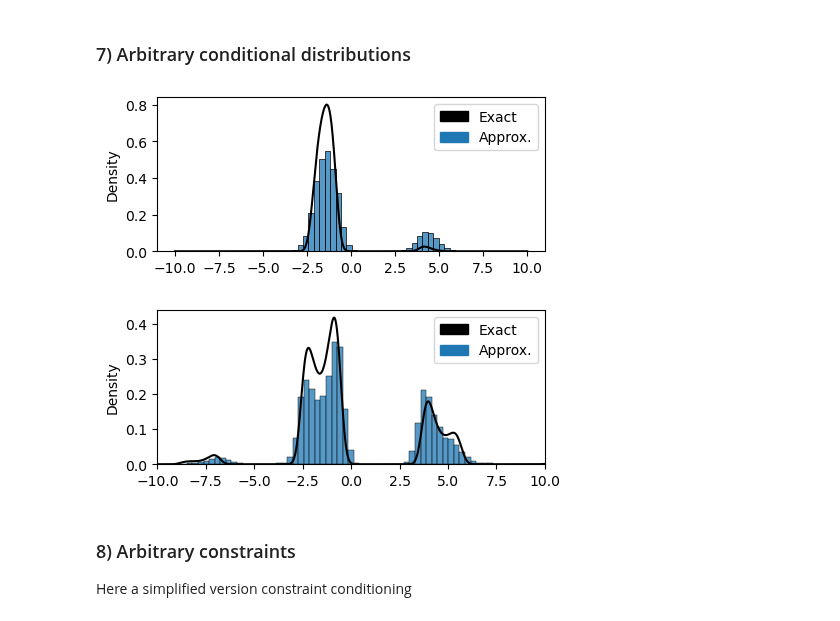
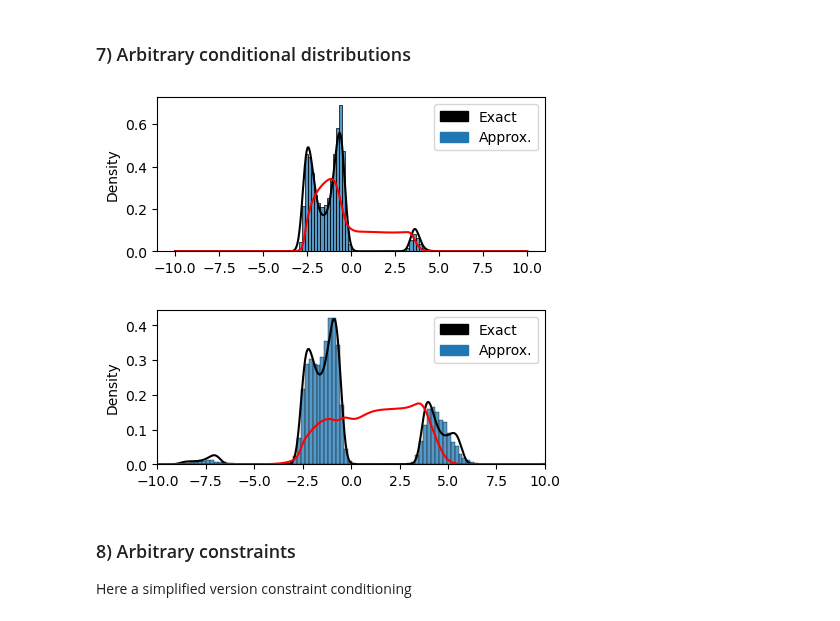
Before and after one commit to aurelio-amerio/gen-sbi, a Jupyter notebook: examples/sbi_example.ipynb, the cells around one changed output. Drawn from its saved outputs; the diff is of its cells as text; code cells hidden in the pictures.

Commit message:
I need to understand how to do the proper conditionals for the logprob

```diff
--- a/examples/sbi_example.ipynb
+++ b/examples/sbi_example.ipynb
@@ -269,5 +277,5 @@ def train_step(model, optimizer, rngs):
     optimizer.update(grads)  # In place updates.
     return loss
 # %%
-train_step(vf_model, optimizer, rngs=nnx.Rngs(0))
+train_step(vf_model, optimizer, nnx.Rngs(0))
 # %% [output]
@@ -436,10 +451,12 @@ def true_posterior(theta, x1=None, x2=None):
     potential_post = jnp.exp(potential_post)
     potential_post = potential_post / jnp.trapezoid(potential_post, x=theta)
     return potential_post
+# %%
+solver = ODESolver(velocity_model=vf_model)
 # %%
 # Full conditional estimation
 theta = jnp.linspace(-10, 10, 1000)
-x_o = data[12,:]
+x_o = data[6,:]
 true_post = true_posterior(theta, x_o[1], x_o[2])
 
 condition_mask = jnp.array([0,1,1], dtype=jnp.bool_)
@@ -449,18 +466,35 @@ x_init = jnp.where(condition_mask, x_o[None,:], x_init)  # we replace the condit
 args = {"node_ids": jnp.array([0,1,2])}
 sampler_ = solver.get_sampler(condition_mask=condition_mask, method='dopri5', step_size=step_size, return_intermediates=False, model_extras=args)
 samples = sampler_(x_init)  # sample from the model
+# %%
+gaussian_log_density = dist.Independent(dist.Normal(jnp.zeros(3), jnp.ones(3)),1).log_prob
+
+# get the logprob
+logp_sampler = solver.get_unnormalized_logprob(condition_mask=condition_mask, time_grid=[1.0,0.0],method='dopri5', step_size=step_size, log_p0=gaussian_log_density, model_extras=args)
+# create an y_init which has theta on the first position and x1,x2 on the second and third position
+y_init = jnp.zeros((theta.shape[0], 3))
+y_init = y_init.at[:,0].set(theta)
+y_init = y_init.at[:,1].set(x_o[1])
+y_init = y_init.at[:,2].set(x_o[2])
+
+_ , exact_log_p = logp_sampler(y_init)
+p = jnp.exp(exact_log_p)[-1,:]
+# # normalize the distribution
+n = jax.scipy.integrate.trapezoid(p, theta)
+p = p/n
 # %%
 samples_theta = samples[:, 0]
 
 fig = plt.figure(figsize=(5, 2))
 sns.histplot(samples_theta, bins=50, stat="density")
 plt.plot(theta, true_post, color="black", label="True posterior")
+plt.plot(theta, p, color="red", label="Approx. posterior")
 exact_patch = mpatches.Patch(color='black', label='Exact')
 approx_patch = mpatches.Patch(color='C0', label='Approx.')
 plt.legend(handles=[exact_patch, approx_patch])
 plt.show()
 # %% [output]
-[figure, old version]
+[figure, new version]
 # %%
 # Partial conditional estimation
 theta = jnp.linspace(-10, 10, 1000)
@@ -476,15 +530,16 @@ samples = rev.sample(rng, 10000, condition_mask=condition_mask, condition_value=
 import matplotlib.patches as mpatches
 samples_theta = samples[:, 0]
 fig = plt.figure(figsize=(5, 2))
-sns.histplot(samples_theta, bins=80, stat="density")
+sns.histplot(samples_theta, bins=100, stat="density")
 plt.plot(theta, true_post, color="black", label="True posterior")
+plt.plot(theta, p, color="red", label="Approx. posterior")
 exact_patch = mpatches.Patch(color='black', label='Exact')
 approx_patch = mpatches.Patch(color='C0', label='Approx.')
 plt.legend(handles=[exact_patch, approx_patch])
 plt.xlim(-10, 10)
 plt.show()
 # %% [output]
-[figure, old version]
+[figure, new version]
 # %% [markdown]
 ### 8) Arbitrary constraints
 
```
Also changed, not shown: parts of 12 cells of this notebook, 4 other files.
